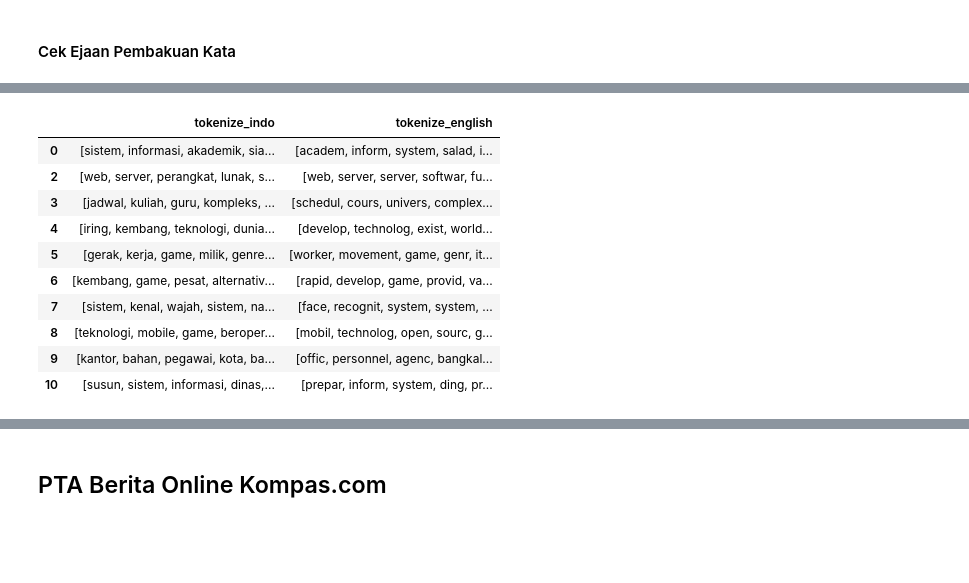
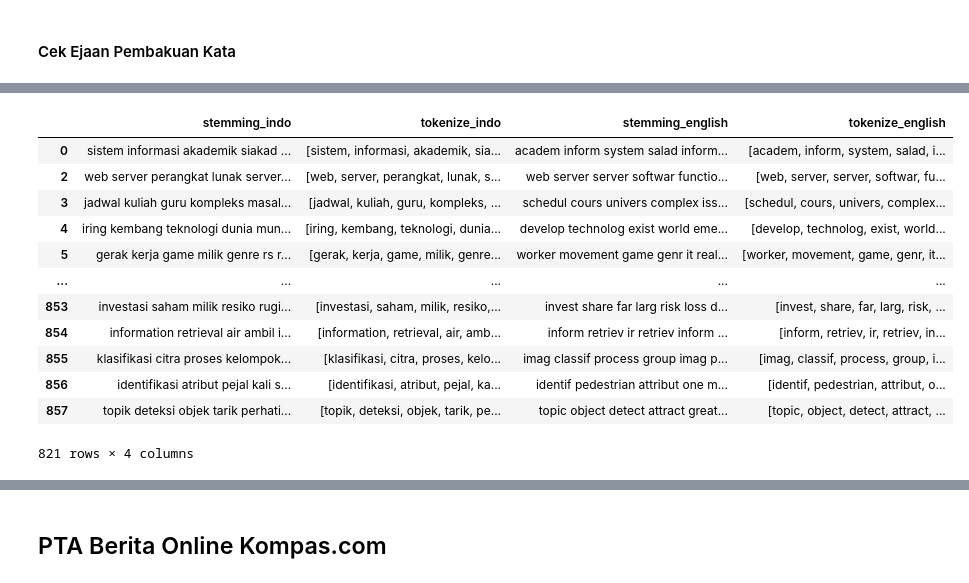
Before and after one commit to willyChairullah/PPW, a Jupyter notebook: _sources/task/task4/index.ipynb, the cells around one changed output, grey strips where cells are left out. Drawn from its saved outputs; the diff is of its cells as text; code cells hidden in the pictures; blank space fills up the shorter version.

```diff
--- a/_sources/task/task4/index.ipynb
+++ b/_sources/task/task4/index.ipynb
@@ -319,7 +319,7 @@ def correct_spelling_indo(text):
 # %% [markdown]
 #### Cek Ejaan Pembakuan Kata
 # %%
-main_df = main_df.head(10)
+# main_df = main_df.head(10)
 # %%
 main_df['clean_typo_indo'] = main_df['clean_stb_indo'].apply(correct_spelling_indo)
 main_df['clean_typo_english'] = main_df['clean_stb_english'].apply(correct_spelling_english)
@@ -357,20 +361,22 @@ stemming
 # %%
 main_df['tokenize_indo'] = main_df['stemming_indo'].apply(tokenize_text)
 main_df['tokenize_english'] = main_df['stemming_english'].apply(tokenize_text)
-tokenize=pd.DataFrame(main_df[['tokenize_indo', "tokenize_english"]])
+tokenize=pd.DataFrame(main_df[['stemming_indo','tokenize_indo','stemming_english', "tokenize_english"]])
 tokenize
 # %% [output]
-|  | tokenize_indo | tokenize_english |
-| 0 | [sistem, informasi, akademik, sia... | [academ, inform, system, salad, i... |
-| 2 | [web, server, perangkat, lunak, s... | [web, server, server, softwar, fu... |
-| 3 | [jadwal, kuliah, guru, kompleks, ... | [schedul, cours, univers, complex... |
-| 4 | [iring, kembang, teknologi, dunia... | [develop, technolog, exist, world... |
-| 5 | [gerak, kerja, game, milik, genre... | [worker, movement, game, genr, it... |
-| 6 | [kembang, game, pesat, alternativ... | [rapid, develop, game, provid, va... |
-| 7 | [sistem, kenal, wajah, sistem, na... | [face, recognit, system, system, ... |
-| 8 | [teknologi, mobile, game, beroper... | [mobil, technolog, open, sourc, g... |
-| 9 | [kantor, bahan, pegawai, kota, ba... | [offic, personnel, agenc, bangkal... |
-| 10 | [susun, sistem, informasi, dinas,... | [prepar, inform, system, ding, pr... |
+|  | stemming_indo | tokenize_indo | stemming_english | tokenize_english |
+| 0 | sistem informasi akademik siakad ... | [sistem, informasi, akademik, sia... | academ inform system salad inform... | [academ, inform, system, salad, i... |
+| 2 | web server perangkat lunak server... | [web, server, perangkat, lunak, s... | web server server softwar functio... | [web, server, server, softwar, fu... |
+| 3 | jadwal kuliah guru kompleks masal... | [jadwal, kuliah, guru, kompleks, ... | schedul cours univers complex iss... | [schedul, cours, univers, complex... |
+| 4 | iring kembang teknologi dunia mun... | [iring, kembang, teknologi, dunia... | develop technolog exist world eme... | [develop, technolog, exist, world... |
+| 5 | gerak kerja game milik genre rs r... | [gerak, kerja, game, milik, genre... | worker movement game genr it real... | [worker, movement, game, genr, it... |
+| ... | ... | ... | ... | ... |
+| 853 | investasi saham milik resiko rugi... | [investasi, saham, milik, resiko,... | invest share far larg risk loss d... | [invest, share, far, larg, risk, ... |
+| 854 | information retrieval air ambil i... | [information, retrieval, air, amb... | inform retriev ir retriev inform ... | [inform, retriev, ir, retriev, in... |
+| 855 | klasifikasi citra proses kelompok... | [klasifikasi, citra, proses, kelo... | imag classif process group imag p... | [imag, classif, process, group, i... |
+| 856 | identifikasi atribut pejal kali s... | [identifikasi, atribut, pejal, ka... | identif pedestrian attribut one m... | [identif, pedestrian, attribut, o... |
+| 857 | topik deteksi objek tarik perhati... | [topik, deteksi, objek, tarik, pe... | topic object detect attract great... | [topic, object, detect, attract, ... |
+821 rows × 4 columns
 # %%
 # Simpan DataFrame ke dalam file CSV
 main_df.to_csv('datasets/df_pta_preprocessing.csv', index=False)
```
Also changed, not shown: parts of 19 cells of this notebook, 2 other files.
